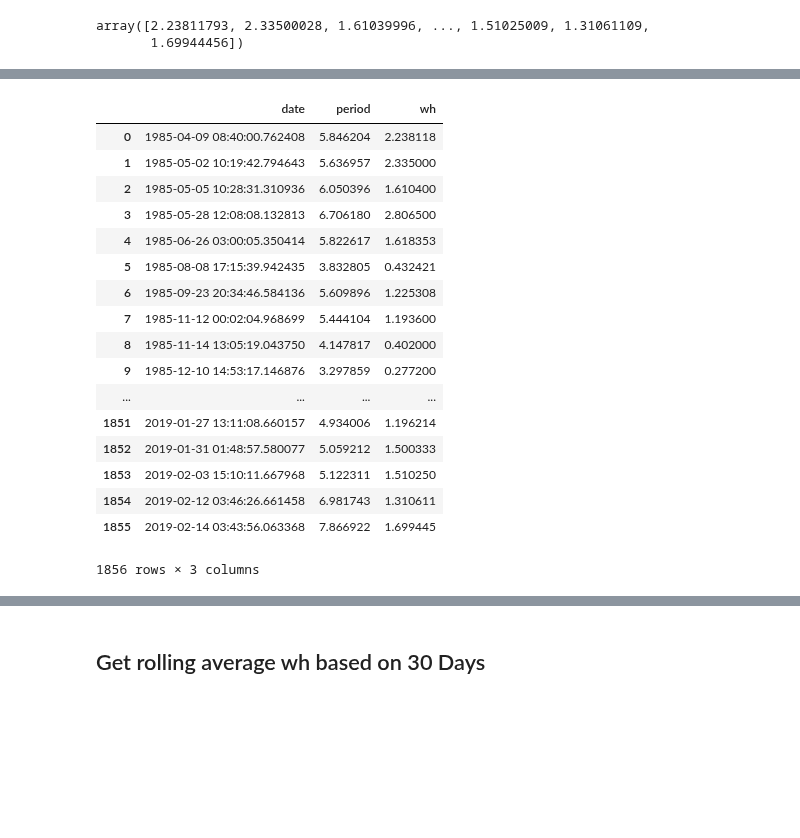
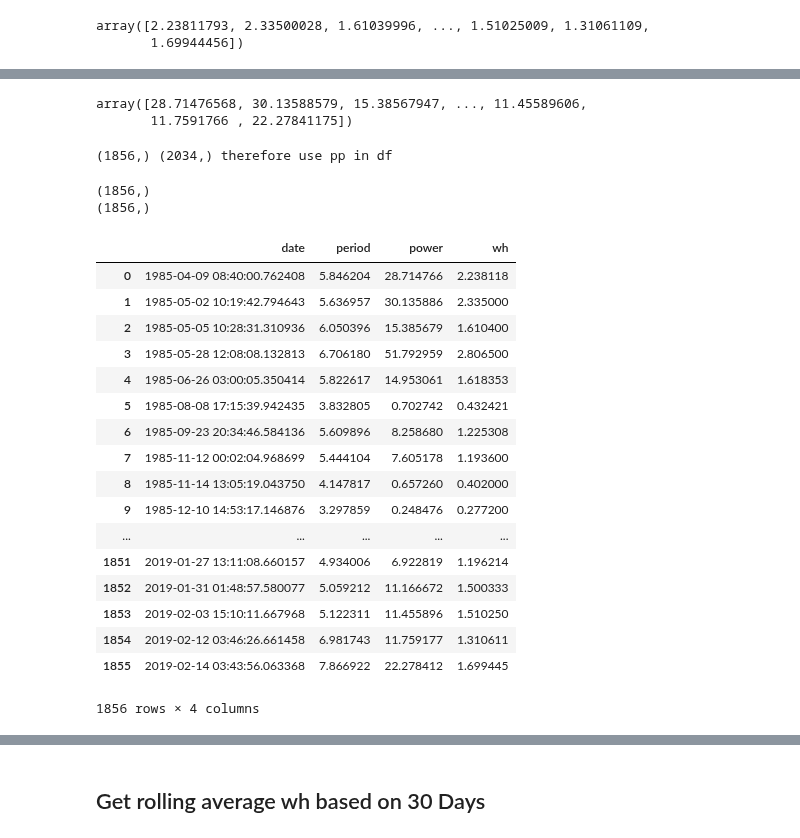
Before and after one commit to CourtneySmith32/Honours-Coursework, a Jupyter notebook: Hydrographers_timeseries.ipynb, the cells around one changed output, grey strips where cells are left out. Cells and saved outputs as stored; diff of their text form; code cells hidden in the pictures; blank space fills up the shorter version.

```diff
--- a/Hydrographers_timeseries.ipynb
+++ b/Hydrographers_timeseries.ipynb
@@ -172,0 +224,3 @@ array([2.23811793, 2.33500028, 1.61039996, ..., 1.51025009, 1.31061109,
+# %%
+Cg = wavespeed(T)
+Cg
@@ -173,23 +233,53 @@ array([2.23811793, 2.33500028, 1.61039996, ..., 1.51025009, 1.31061109,
+# %%
+def waveenergyflux(H,T):
+    '''
+    The rate at which energy is carried by waves, determined using total wave energy and wave energy speed
+    '''
+
+    e = totalwaveenergy(H)
+    Cg = wavespeed(T)
+    y = 0.001
+    P = e * Cg*y
+
+    return P
+# %%
+power1 = waveenergyflux(wh,T)
+power1
+# %% [output]
+array([28.71476568, 30.13588579, 15.38567947, ..., 11.45589606,
+       11.7591766 , 22.27841175])
+# %%
+pp = power1[days]
+# %%
+print pp.shape, power1.shape, 'therefore use pp in df'
+# %% [output]
+(1856,) (2034,) therefore use pp in df
+# %%
+print dayswh.shape
+print daysTz.shape
+# %% [output]
+(1856,)
+(1856,)
 # %%
-df = pd.DataFrame(data={"date": days2, "wh":dayswh, "period":daysTz})
-df.to_csv("./melville_timeseries.csv", sep=',',index=False)
+df = pd.DataFrame(data={"date": days2, "wh":dayswh, "period":daysTz, "power":pp})
+df.to_csv("hydro_timeseries.csv", sep=',',index=False)
 df
 # %% [output]
-|  | date | period | wh |
-| 0 | 1985-04-09 08:40:00.762408 | 5.846204 | 2.238118 |
-| 1 | 1985-05-02 10:19:42.794643 | 5.636957 | 2.335000 |
-| 2 | 1985-05-05 10:28:31.310936 | 6.050396 | 1.610400 |
-| 3 | 1985-05-28 12:08:08.132813 | 6.706180 | 2.806500 |
-| 4 | 1985-06-26 03:00:05.350414 | 5.822617 | 1.618353 |
-| 5 | 1985-08-08 17:15:39.942435 | 3.832805 | 0.432421 |
-| 6 | 1985-09-23 20:34:46.584136 | 5.609896 | 1.225308 |
-| 7 | 1985-11-12 00:02:04.968699 | 5.444104 | 1.193600 |
-| 8 | 1985-11-14 13:05:19.043750 | 4.147817 | 0.402000 |
-| 9 | 1985-12-10 14:53:17.146876 | 3.297859 | 0.277200 |
-| ... | ... | ... | ... |
-| 1851 | 2019-01-27 13:11:08.660157 | 4.934006 | 1.196214 |
-| 1852 | 2019-01-31 01:48:57.580077 | 5.059212 | 1.500333 |
-| 1853 | 2019-02-03 15:10:11.667968 | 5.122311 | 1.510250 |
-| 1854 | 2019-02-12 03:46:26.661458 | 6.981743 | 1.310611 |
-| 1855 | 2019-02-14 03:43:56.063368 | 7.866922 | 1.699445 |
+|  | date | period | power | wh |
+| 0 | 1985-04-09 08:40:00.762408 | 5.846204 | 28.714766 | 2.238118 |
+| 1 | 1985-05-02 10:19:42.794643 | 5.636957 | 30.135886 | 2.335000 |
+| 2 | 1985-05-05 10:28:31.310936 | 6.050396 | 15.385679 | 1.610400 |
+| 3 | 1985-05-28 12:08:08.132813 | 6.706180 | 51.792959 | 2.806500 |
+| 4 | 1985-06-26 03:00:05.350414 | 5.822617 | 14.953061 | 1.618353 |
+| 5 | 1985-08-08 17:15:39.942435 | 3.832805 | 0.702742 | 0.432421 |
+| 6 | 1985-09-23 20:34:46.584136 | 5.609896 | 8.258680 | 1.225308 |
+| 7 | 1985-11-12 00:02:04.968699 | 5.444104 | 7.605178 | 1.193600 |
+| 8 | 1985-11-14 13:05:19.043750 | 4.147817 | 0.657260 | 0.402000 |
+| 9 | 1985-12-10 14:53:17.146876 | 3.297859 | 0.248476 | 0.277200 |
+| ... | ... | ... | ... | ... |
+| 1851 | 2019-01-27 13:11:08.660157 | 4.934006 | 6.922819 | 1.196214 |
+| 1852 | 2019-01-31 01:48:57.580077 | 5.059212 | 11.166672 | 1.500333 |
+| 1853 | 2019-02-03 15:10:11.667968 | 5.122311 | 11.455896 | 1.510250 |
+| 1854 | 2019-02-12 03:46:26.661458 | 6.981743 | 11.759177 | 1.310611 |
+| 1855 | 2019-02-14 03:43:56.063368 | 7.866922 | 22.278412 | 1.699445 |
-1856 rows × 3 columns
+1856 rows × 4 columns
```
Also changed, not shown: parts of 15 cells of this notebook, 10 other files.
